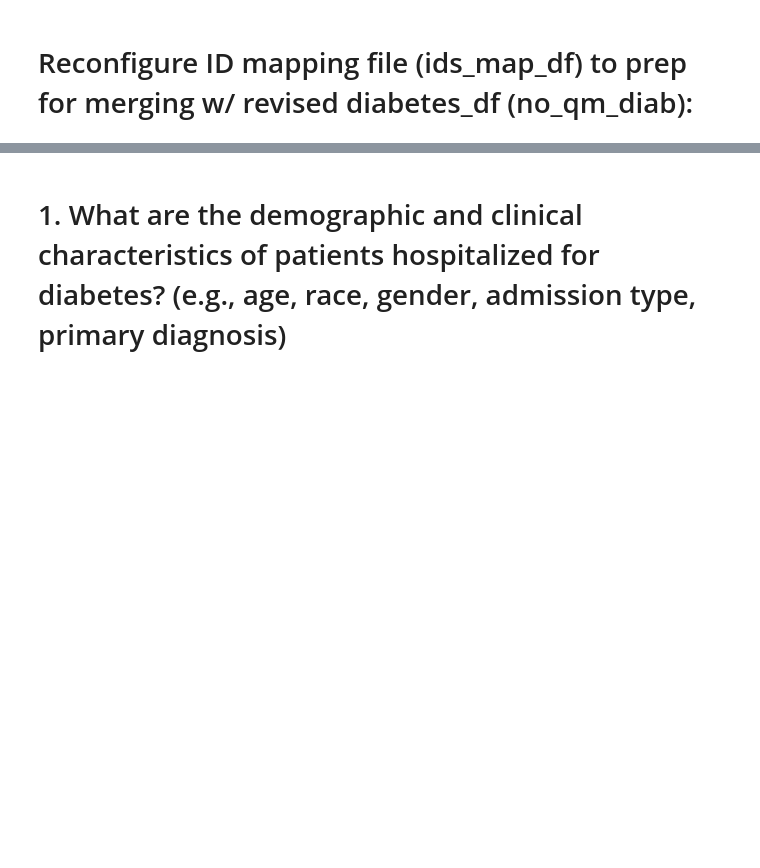
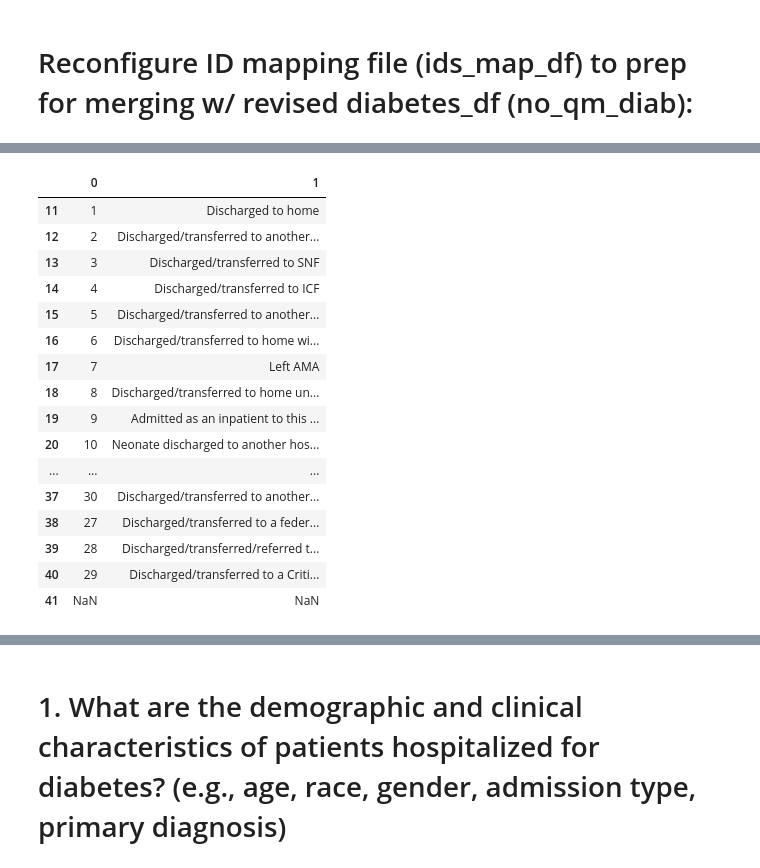
Before and after one commit to tosabrina/diabetes-capstone, a Jupyter notebook: notebook/diabetes_capstone.ipynb, the cells around one changed output, grey strips where cells are left out. Cells and saved outputs as stored; diff of their text form; code cells hidden in the pictures; blank space fills up the shorter version.

```diff
--- a/notebook/diabetes_capstone.ipynb
+++ b/notebook/diabetes_capstone.ipynb
@@ -311,7 +313,15 @@ outliers.count(axis=1).sum()
 # %% [markdown]
 # Reconfigure ID mapping file (ids_map_df) to prep for merging w/ revised diabetes_df (no_qm_diab):
 # %%
-# Identify each table based on column names:
-admission_types = ids_map_df[['admission_type_id', 'description']]
-discharge_disposition = ids_map_df[['discharge_disposition_id', 'description']]
-admission_source_id = ids_map_df[['admission_source_id', 'description']]
+# ID start of each of 3 tables searching for specific string "_id":
+# Return row numbers of these "_id" headers
+# Convert row numbers into a list
+
+table_start = ids_map_df[ids_map_df[0].str.contains('_id', na=False)].index.tolist()
+
+
+# **NOTE: index error, so mayble find different function or method to use?
+
+# admission_types = ids_map_df[['admission_type_id', 'description']]
+# discharge_disposition = ids_map_df[['discharge_disposition_id', 'description']]
+# admission_source_id = ids_map_df[['admission_source_id', 'description']]
@@ -319,0 +366,21 @@ KeyError: "['discharge_disposition_id'] not in index"
+# %%
+discharge_dis = ids_map_df.iloc[table_start[1]+1:table_start[2], :2]
+discharge_dis
+# %% [output]
+|  | 0 | 1 |
+| 11 | 1 | Discharged to home |
+| 12 | 2 | Discharged/transferred to another... |
+| 13 | 3 | Discharged/transferred to SNF |
+| 14 | 4 | Discharged/transferred to ICF |
+| 15 | 5 | Discharged/transferred to another... |
+| 16 | 6 | Discharged/transferred to home wi... |
+| 17 | 7 | Left AMA |
+| 18 | 8 | Discharged/transferred to home un... |
+| 19 | 9 | Admitted as an inpatient to this ... |
+| 20 | 10 | Neonate discharged to another hos... |
+| ... | ... | ... |
+| 37 | 30 | Discharged/transferred to another... |
+| 38 | 27 | Discharged/transferred to a feder... |
+| 39 | 28 | Discharged/transferred/referred t... |
+| 40 | 29 | Discharged/transferred to a Criti... |
+| 41 | NaN | NaN |
```
Also changed, not shown: parts of 36 cells of this notebook, 1 other file.
